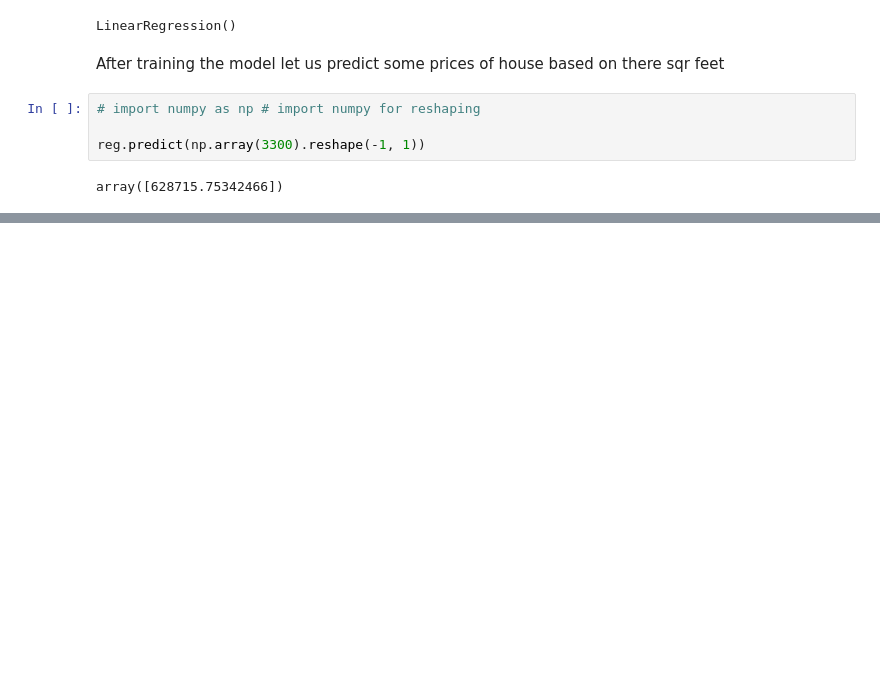
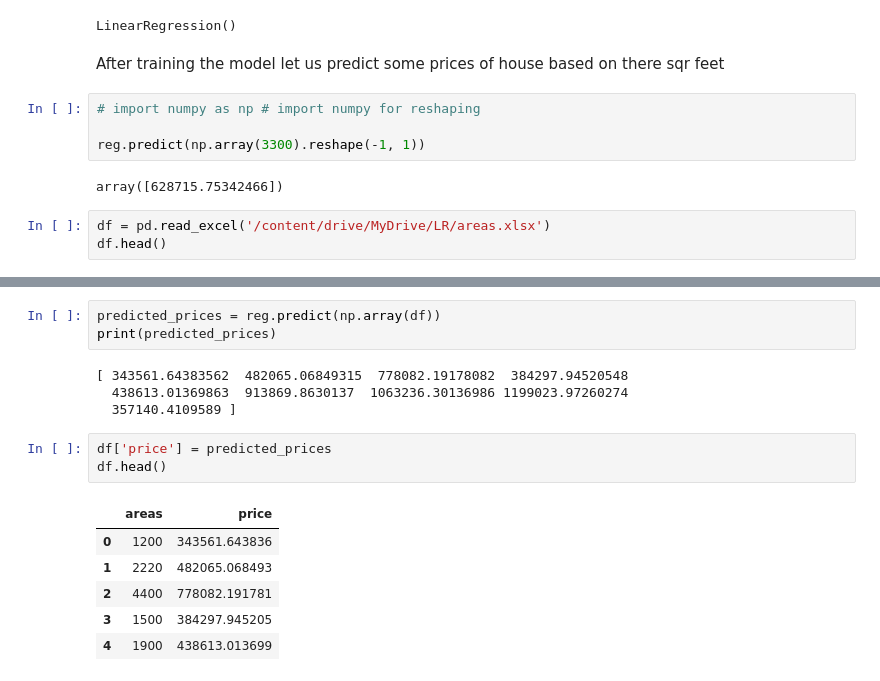
Before and after one commit to gulshan0201/Machine-Learning-Practical-, a Jupyter notebook: LR.ipynb, the cells around one changed output, grey strips where cells are left out. Drawn from its saved outputs; the diff is of its cells as text; blank space fills up the shorter version.

```diff
--- a/LR.ipynb
+++ b/LR.ipynb
@@ -48,3 +48,6 @@ After training the model let us predict some prices of house based on there sqr
 reg.predict(np.array(3300).reshape(-1, 1))
 # %% [output]
 array([628715.75342466])
+# %%
+df = pd.read_excel('/content/drive/MyDrive/LR/areas.xlsx')
+df.head()
@@ -50,0 +61,17 @@ array([628715.75342466])
+# %%
+predicted_prices = reg.predict(np.array(df))
+print(predicted_prices)
+# %% [output]
+[ 343561.64383562  482065.06849315  778082.19178082  384297.94520548
+  438613.01369863  913869.8630137  1063236.30136986 1199023.97260274
+  357140.4109589 ]
+# %%
+df['price'] = predicted_prices
+df.head()
+# %% [output]
+|  | areas | price |
+| 0 | 1200 | 343561.643836 |
+| 1 | 2220 | 482065.068493 |
+| 2 | 4400 | 778082.191781 |
+| 3 | 1500 | 384297.945205 |
+| 4 | 1900 | 438613.013699 |
```
Also changed, not shown: parts of 1 cell of this notebook.
